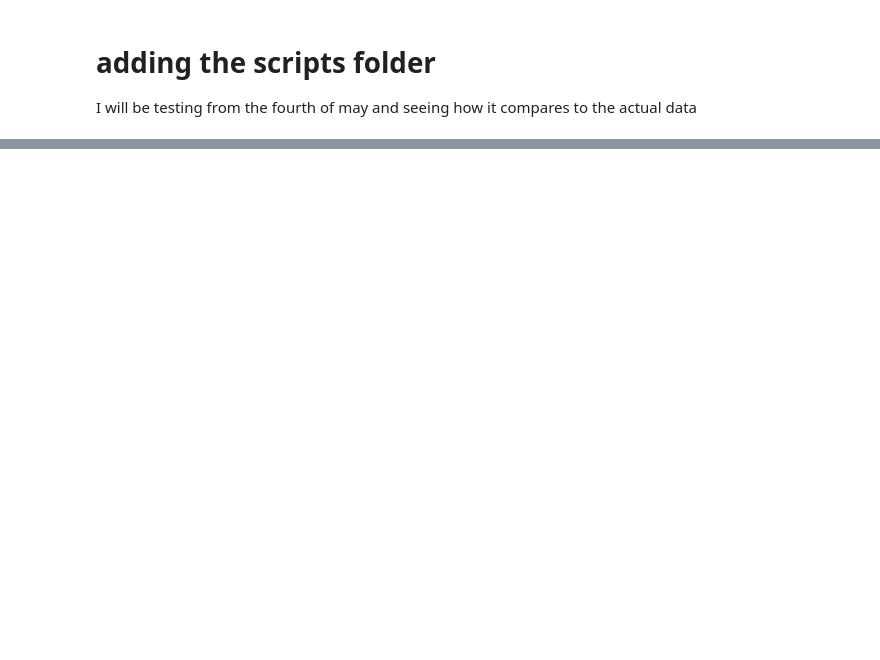
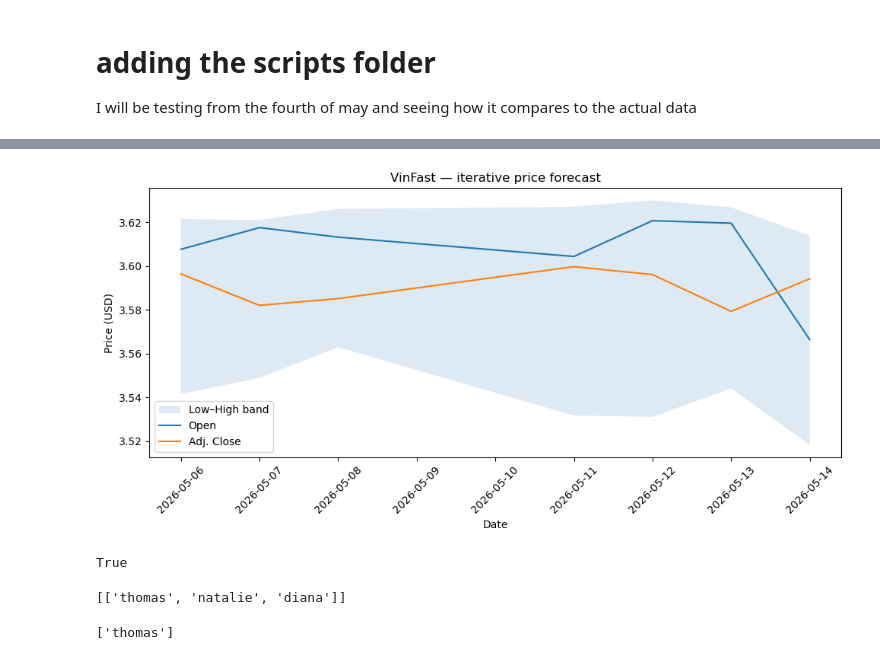
Before and after one commit to Thomas-Nguyen12/NewsApplication, a Jupyter notebook: notebooks/test_vinfast_forecaster.ipynb, the cells around one changed output, grey strips where cells are left out. Cells and saved outputs as stored; diff of their text form; code cells hidden in the pictures; blank space fills up the shorter version.

```diff
--- a/notebooks/test_vinfast_forecaster.ipynb
+++ b/notebooks/test_vinfast_forecaster.ipynb
@@ -15,7 +15,7 @@ sys.path.append("../scripts/")
 from vinfast_multiple_predictors import forecaster
 # %%
 test = forecaster(
-    input_date='04-05-2026',
+    input_date='05-05-2026',
     n_periods=7,
     seed_open=3.61,
     seed_close=3.58,
@@ -23,3 +23,5 @@ test = forecaster(
     seed_low=3.57,
 
 )
+
+test.forecast()
@@ -31,0 +74,15 @@ training data did not have the following fields: lagged_low_iqr_imputed, lagged_
+# %%
+test.plot()
+# %% [output]
+[figure, added]
+# %%
+"Thomas" in "Thomas Nguyen"
+# %% [output]
+True
+# %%
+a = ['thomas', 'natalie', 'diana']
+
+b = [[*a]]
+b
+# %% [output]
+[['thomas', 'natalie', 'diana']]
@@ -31,0 +91,4 @@ training data did not have the following fields: lagged_low_iqr_imputed, lagged_
+# %%
+b
+# %% [output]
+['thomas']
```
Also changed, not shown: parts of 4 cells of this notebook, 1 other file.
